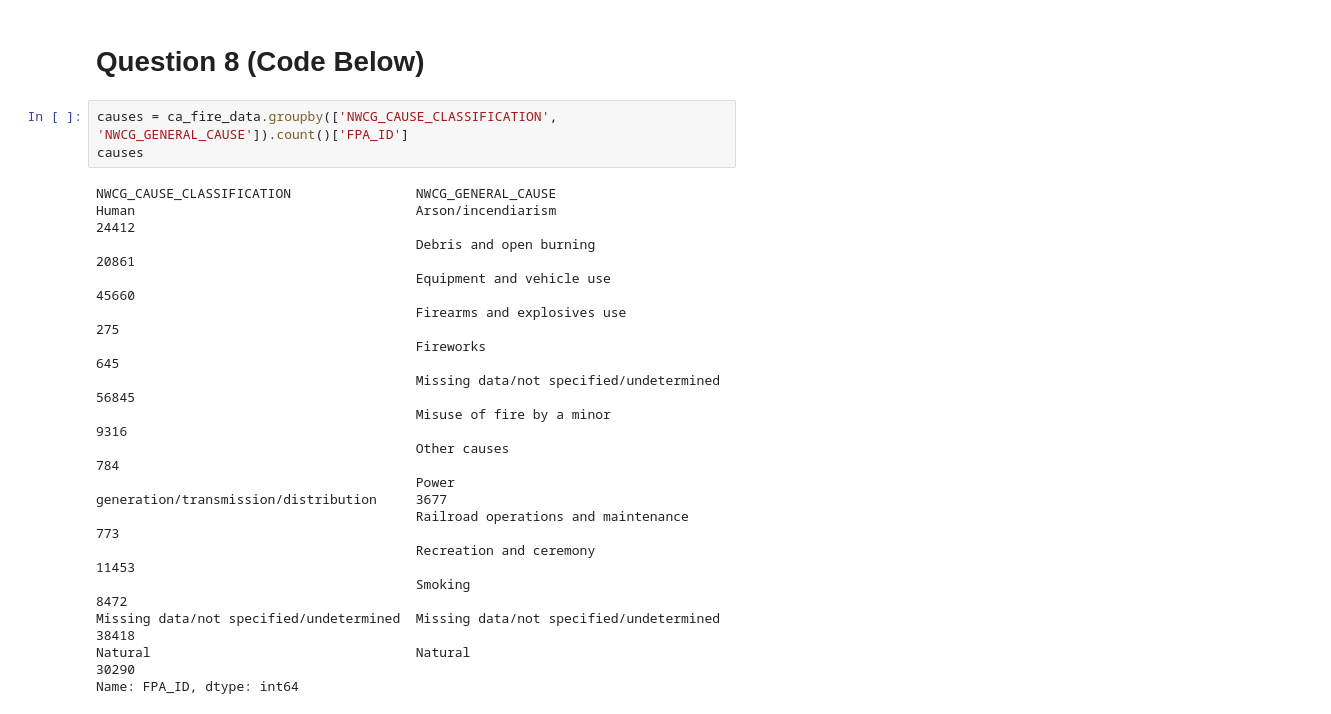
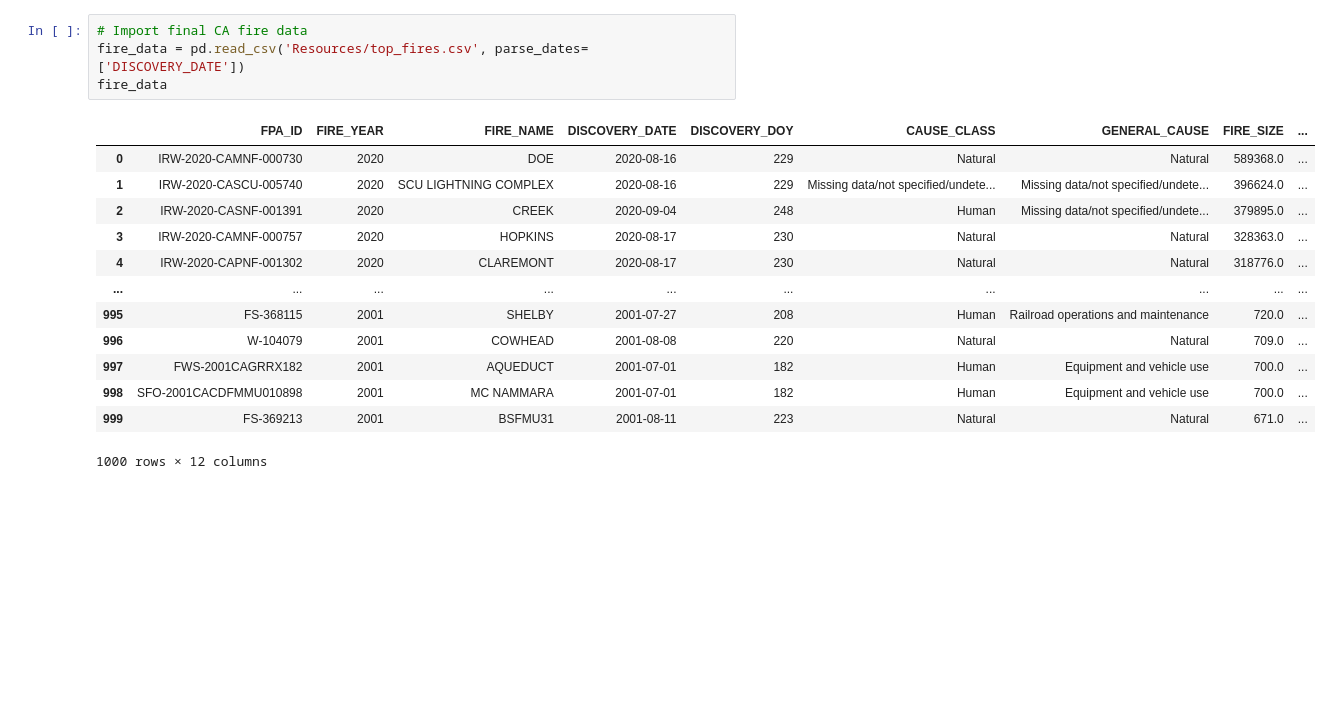
Before and after one commit to jakesb27/UCI_Project_1_GJW, a Jupyter notebook: California Fires.ipynb, the cells around one changed output. Cells and saved outputs as stored; diff of their text form; blank space fills up the shorter version.

Commit message:
created new ipynb file with better questions. added a different subset to analyze.

```diff
--- a/California Fires.ipynb
+++ b/California Fires.ipynb
@@ -157,22 +24,18 @@ Name: FPA_ID, dtype: int64
-# %% [markdown]
-# Question 8 (Code Below)
-# %%
-causes = ca_fire_data.groupby(['NWCG_CAUSE_CLASSIFICATION', 'NWCG_GENERAL_CAUSE']).count()['FPA_ID']
-causes
-# %% [output]
-NWCG_CAUSE_CLASSIFICATION                NWCG_GENERAL_CAUSE
-Human                                    Arson/incendiarism                            24412
-                                         Debris and open burning                       20861
-                                         Equipment and vehicle use                     45660
-                                         Firearms and explosives use                     275
-                                         Fireworks                                       645
-                                         Missing data/not specified/undetermined       56845
-                                         Misuse of fire by a minor                      9316
-                                         Other causes                                    784
-                                         Power generation/transmission/distribution     3677
-                                         Railroad operations and maintenance             773
-                                         Recreation and ceremony                       11453
-                                         Smoking                                        8472
-Missing data/not specified/undetermined  Missing data/not specified/undetermined       38418
-Natural                                  Natural                                       30290
-Name: FPA_ID, dtype: int64
+# %%
+# Import final CA fire data
+fire_data = pd.read_csv('Resources/top_fires.csv', parse_dates=['DISCOVERY_DATE'])
+fire_data
+# %% [output]
+|  | FPA_ID | FIRE_YEAR | FIRE_NAME | DISCOVERY_DATE | DISCOVERY_DOY | CAUSE_CLASS | GENERAL_CAUSE | FIRE_SIZE | ... |
+| 0 | IRW-2020-CAMNF-000730 | 2020 | DOE | 2020-08-16 | 229 | Natural | Natural | 589368.0 | ... |
+| 1 | IRW-2020-CASCU-005740 | 2020 | SCU LIGHTNING COMPLEX | 2020-08-16 | 229 | Missing data/not specified/undete... | Missing data/not specified/undete... | 396624.0 | ... |
+| 2 | IRW-2020-CASNF-001391 | 2020 | CREEK | 2020-09-04 | 248 | Human | Missing data/not specified/undete... | 379895.0 | ... |
+| 3 | IRW-2020-CAMNF-000757 | 2020 | HOPKINS | 2020-08-17 | 230 | Natural | Natural | 328363.0 | ... |
+| 4 | IRW-2020-CAPNF-001302 | 2020 | CLAREMONT | 2020-08-17 | 230 | Natural | Natural | 318776.0 | ... |
+| ... | ... | ... | ... | ... | ... | ... | ... | ... | ... |
+| 995 | FS-368115 | 2001 | SHELBY | 2001-07-27 | 208 | Human | Railroad operations and maintenance | 720.0 | ... |
+| 996 | W-104079 | 2001 | COWHEAD | 2001-08-08 | 220 | Natural | Natural | 709.0 | ... |
+| 997 | FWS-2001CAGRRX182 | 2001 | AQUEDUCT | 2001-07-01 | 182 | Human | Equipment and vehicle use | 700.0 | ... |
+| 998 | SFO-2001CACDFMMU010898 | 2001 | MC NAMMARA | 2001-07-01 | 182 | Human | Equipment and vehicle use | 700.0 | ... |
+| 999 | FS-369213 | 2001 | BSFMU31 | 2001-08-11 | 223 | Natural | Natural | 671.0 | ... |
+1000 rows × 12 columns
```
Also changed, not shown: parts of 26 cells of this notebook, 1 other file.
